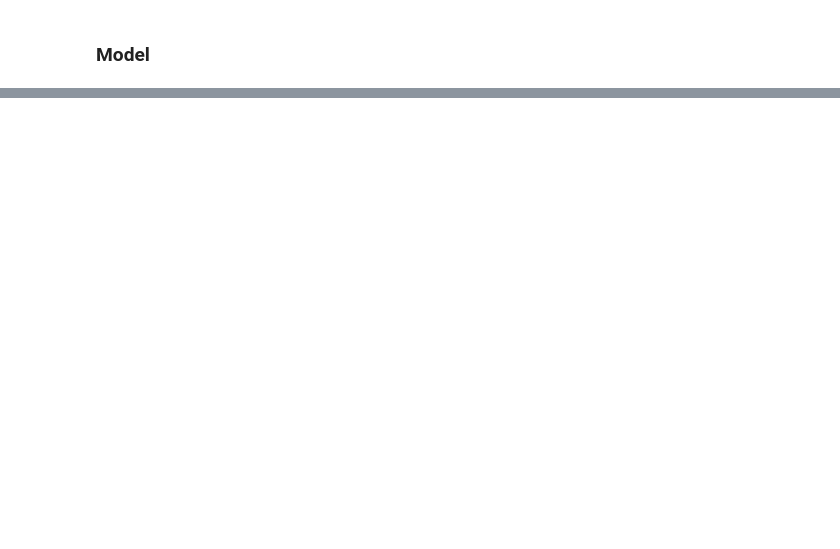
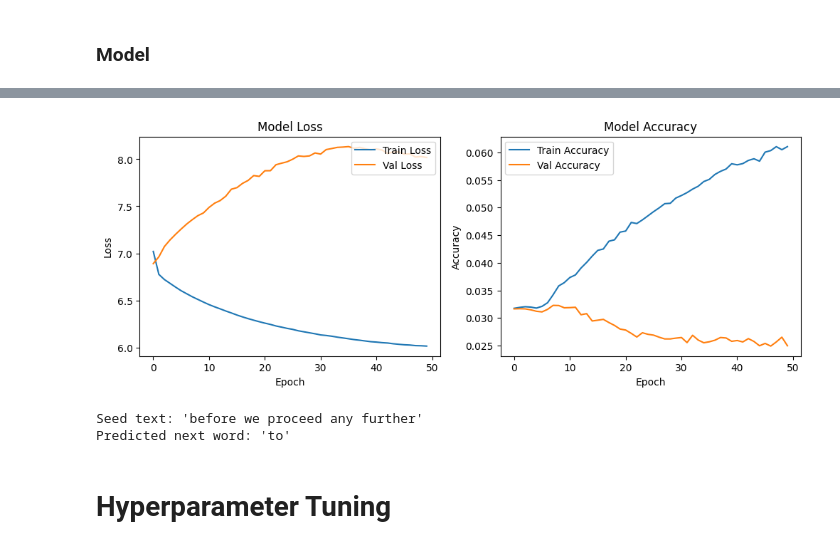
Before and after one commit to MasixoleBOYA/ACML_Group_Project, a Jupyter notebook: main/main_model.ipynb, the cells around one changed output, grey strips where cells are left out. Drawn from its saved outputs; the diff is of its cells as text; code cells hidden in the pictures; blank space fills up the shorter version.

Commit message:
attempted model evaluation

```diff
--- a/main/main_model.ipynb
+++ b/main/main_model.ipynb
@@ -209,6 +215,8 @@ X_padded = pad_sequences(X_seq, maxlen=sequence_length, padding='pre')
 y_categorical = to_categorical([seq[0] for seq in y_seq], num_classes=total_words)
 # %% [markdown]
 ### __Model__
+# %%
+X_train, X_val, y_train, y_val = train_test_split(X_padded, y_categorical, test_size=0.2, random_state=42)
 # %%
 model = Sequential([
     layers.Input(shape=(sequence_length,)),  # Adjust input shape as necessary
@@ -258,0 +236,19 @@ Epoch 30/30
+# %%
+def data_generator(X, y, batch_size):
+    while True:
+        for start in range(0, len(X), batch_size):
+            end = min(start + batch_size, len(X))
+            yield np.array(X[start:end]), np.array(y[start:end])
+# %%
+batch_size = 32
+train_gen = data_generator(X_train, y_train, batch_size)
+val_gen = data_generator(X_val, y_val, batch_size)
+
+history = model.fit(
+    train_gen,
+    epochs=50,
+    steps_per_epoch=len(X_train) // batch_size,
+    validation_data=val_gen,
+    validation_steps=len(X_val) // batch_size,
+    verbose=1
+)
@@ -258,0 +307,49 @@ Epoch 30/30
+# %%
+plt.figure(figsize=(12, 4))
+
+plt.subplot(1, 2, 1)
+plt.plot(history.history['loss'], label='Train Loss')
+plt.plot(history.history['val_loss'], label='Val Loss')
+plt.title('Model Loss')
+plt.ylabel('Loss')
+plt.xlabel('Epoch')
+plt.legend(loc='upper right')
+
+# Plot training & validation accuracy values
+plt.subplot(1, 2, 2)
+plt.plot(history.history['accuracy'], label='Train Accuracy')
+plt.plot(history.history['val_accuracy'], label='Val Accuracy')
+plt.title('Model Accuracy')
+plt.ylabel('Accuracy')
+plt.xlabel('Epoch')
+plt.legend(loc='upper left')
+
+plt.show()
+# %% [output]
+[figure, added]
+# %%
+def preprocess_input_text(input_text, tokenizer, sequence_length):
+    token_list = tokenizer.texts_to_sequences([input_text])[0]
+    token_list = pad_sequences([token_list], maxlen=sequence_length, padding='pre')
+    return token_list
+
+def predict_next_word(model, tokenizer, input_text, sequence_length):
+    token_list = preprocess_input_text(input_text, tokenizer, sequence_length)
+    predicted = model.predict(token_list, verbose=0)
+    predicted_index = np.argmax(predicted, axis=-1)
+    predicted_word = tokenizer.index_word[predicted_index[0]]
+    return predicted_word
+
+
+seed_text = "before we proceed any further"
+
+
+predicted_word = predict_next_word(model, tokenizer, seed_text, sequence_length)
+
+print(f"Seed text: '{seed_text}'")
+print(f"Predicted next word: '{predicted_word}'")
+# %% [output]
+Seed text: 'before we proceed any further'
+Predicted next word: 'to'
+# %% [markdown]
+# __Hyperparameter Tuning__
```
Also changed, not shown: parts of 15 cells of this notebook.
